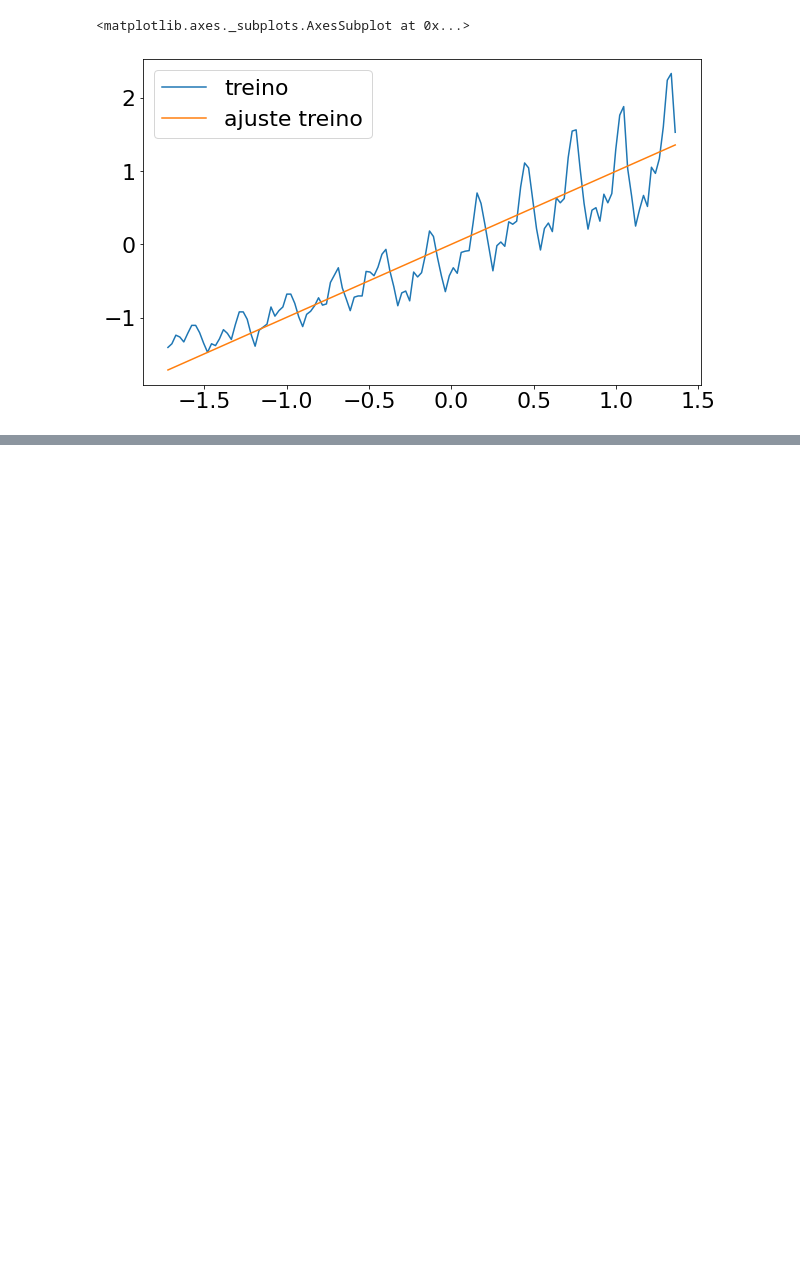
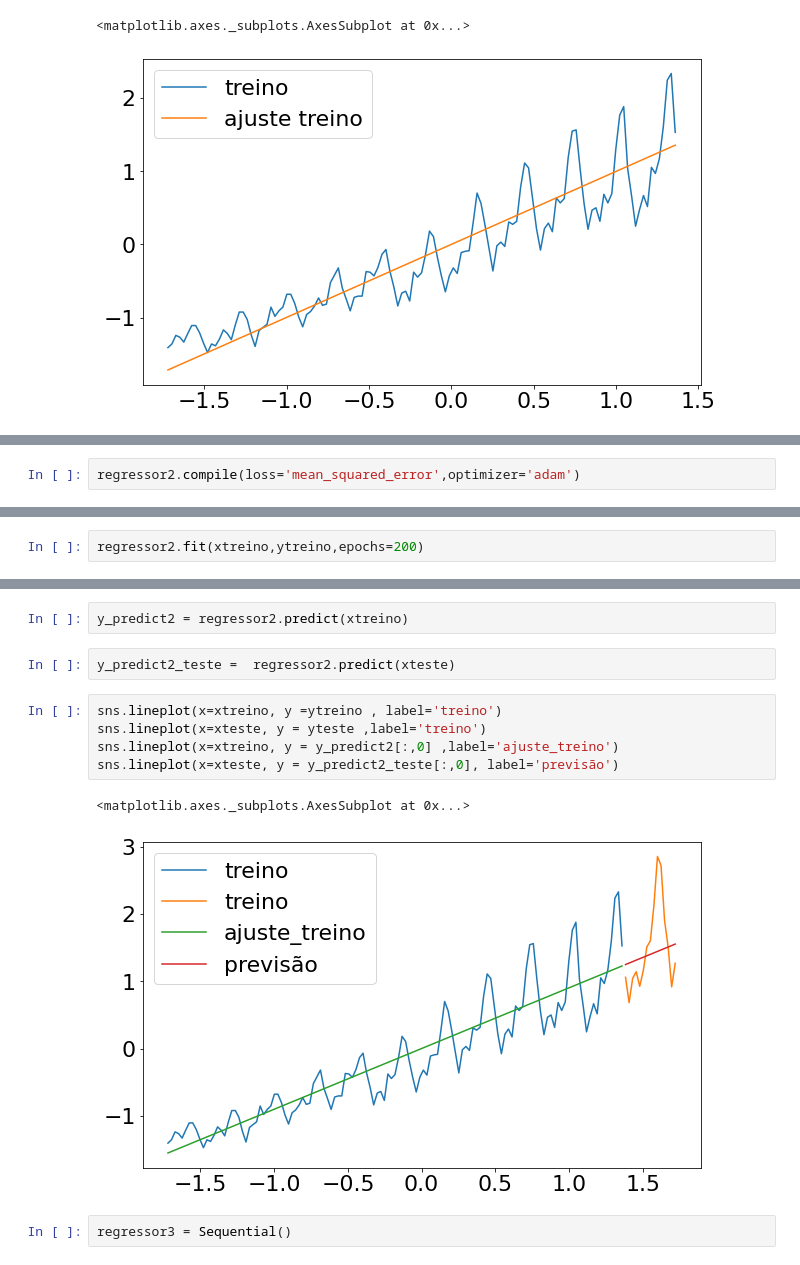
Before and after one commit to jader-lima/TimeSeriesLSTM, a Jupyter notebook: Parte1.ipynb, the cells around one changed output, grey strips where cells are left out. Drawn from its saved outputs; the diff is of its cells as text; blank space fills up the shorter version.

```diff
--- a/Parte1.ipynb
+++ b/Parte1.ipynb
@@ -139,0 +218,2 @@ sns.lineplot(x=xtreino, y = y_predict1[:,0] , label='ajuste treino')
+# %%
+regressor2.compile(loss='mean_squared_error',optimizer='adam')
@@ -139,0 +237,2 @@ sns.lineplot(x=xtreino, y = y_predict1[:,0] , label='ajuste treino')
+# %%
+regressor2.fit(xtreino,ytreino,epochs=200)
@@ -139,0 +258,14 @@ sns.lineplot(x=xtreino, y = y_predict1[:,0] , label='ajuste treino')
+# %%
+y_predict2 = regressor2.predict(xtreino)
+# %%
+y_predict2_teste =  regressor2.predict(xteste)
+# %%
+sns.lineplot(x=xtreino, y =ytreino , label='treino')
+sns.lineplot(x=xteste, y = yteste ,label='treino')
+sns.lineplot(x=xtreino, y = y_predict2[:,0] ,label='ajuste_treino')
+sns.lineplot(x=xteste, y = y_predict2_teste[:,0], label='previsão')
+# %% [output]
+<matplotlib.axes._subplots.AxesSubplot at 0x...>
+[figure, added]
+# %%
+regressor3 = Sequential()
```
Also changed, not shown: parts of 48 cells of this notebook.
